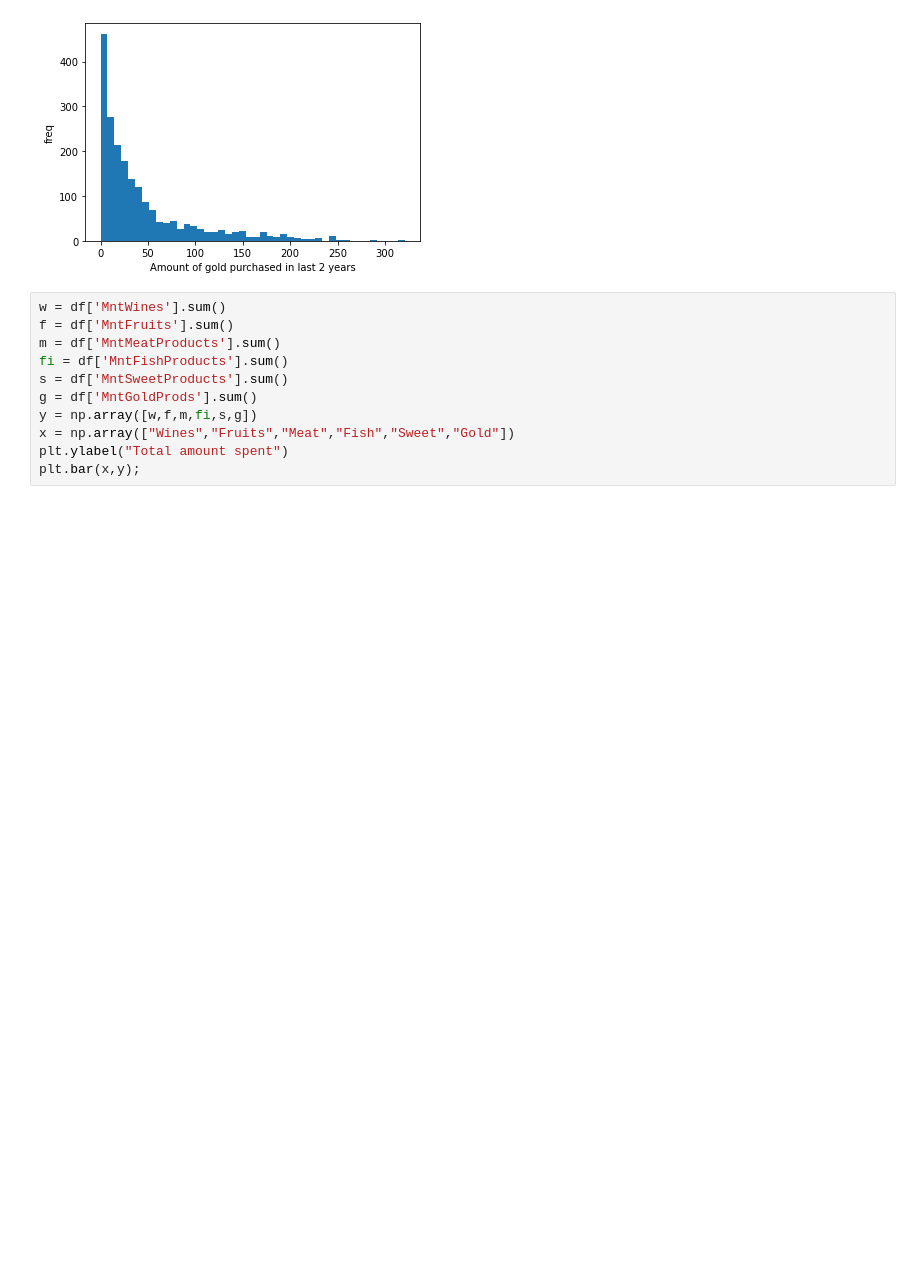
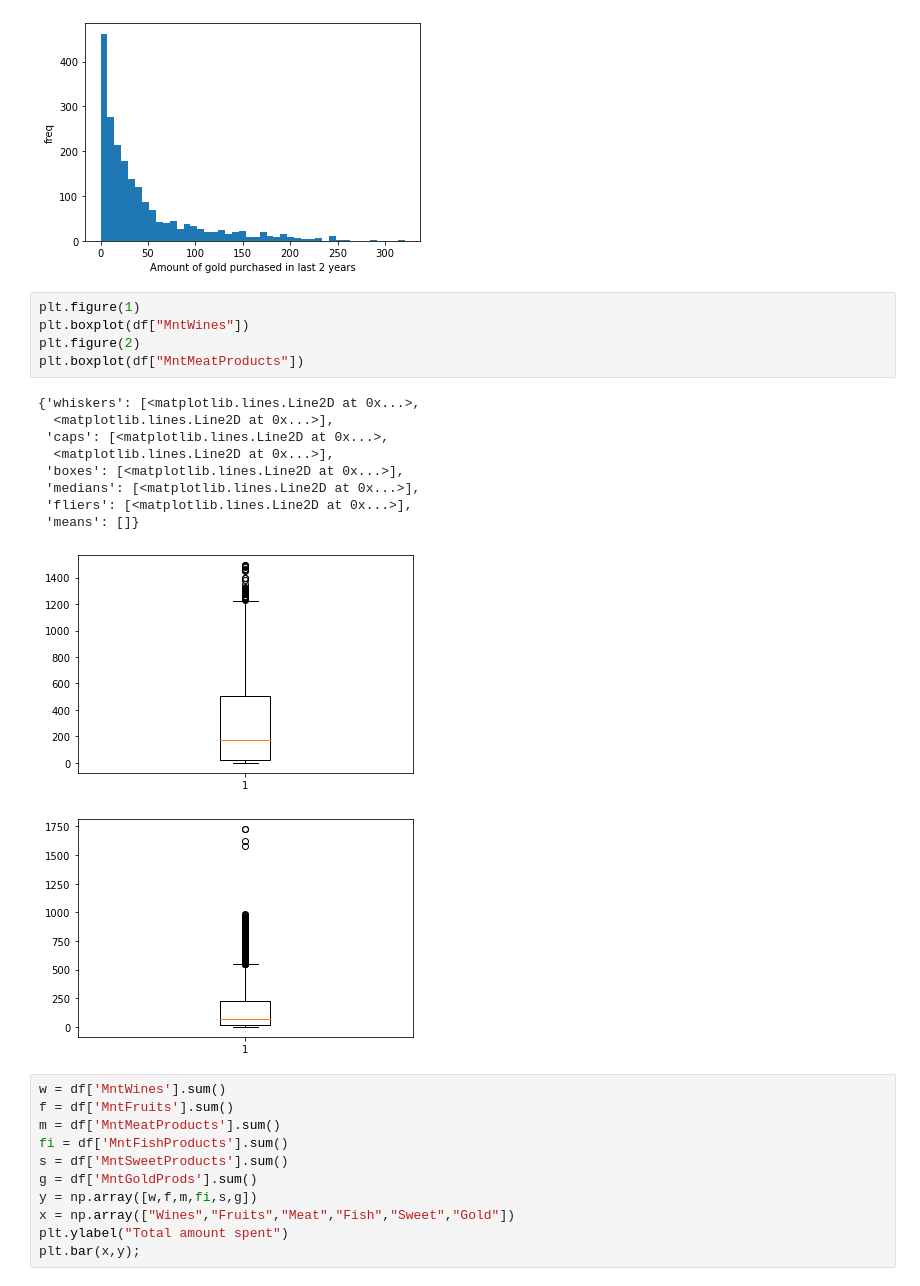
Before and after one commit to FrancescoManca-FM/Project_Mining_Large_Dataset, a Jupyter notebook: project.ipynb, the cells around one changed output. Drawn from its saved outputs; the diff is of its cells as text; blank space fills up the shorter version.

```diff
--- a/project.ipynb
+++ b/project.ipynb
@@ -194,6 +223,22 @@ Text(0, 0.5, 'freq')
 [figure]
 [figure]
 [figure]
+# %%
+plt.figure(1)
+plt.boxplot(df["MntWines"])
+plt.figure(2)
+plt.boxplot(df["MntMeatProducts"])
+# %% [output]
+{'whiskers': [<matplotlib.lines.Line2D at 0x...>,
+  <matplotlib.lines.Line2D at 0x...>],
+ 'caps': [<matplotlib.lines.Line2D at 0x...>,
+  <matplotlib.lines.Line2D at 0x...>],
+ 'boxes': [<matplotlib.lines.Line2D at 0x...>],
+ 'medians': [<matplotlib.lines.Line2D at 0x...>],
+ 'fliers': [<matplotlib.lines.Line2D at 0x...>],
+ 'means': []}
+[figure, added]
+[figure, added]
 # %%
 w = df['MntWines'].sum()
 f = df['MntFruits'].sum()
```
Also changed, not shown: parts of 103 cells of this notebook.
